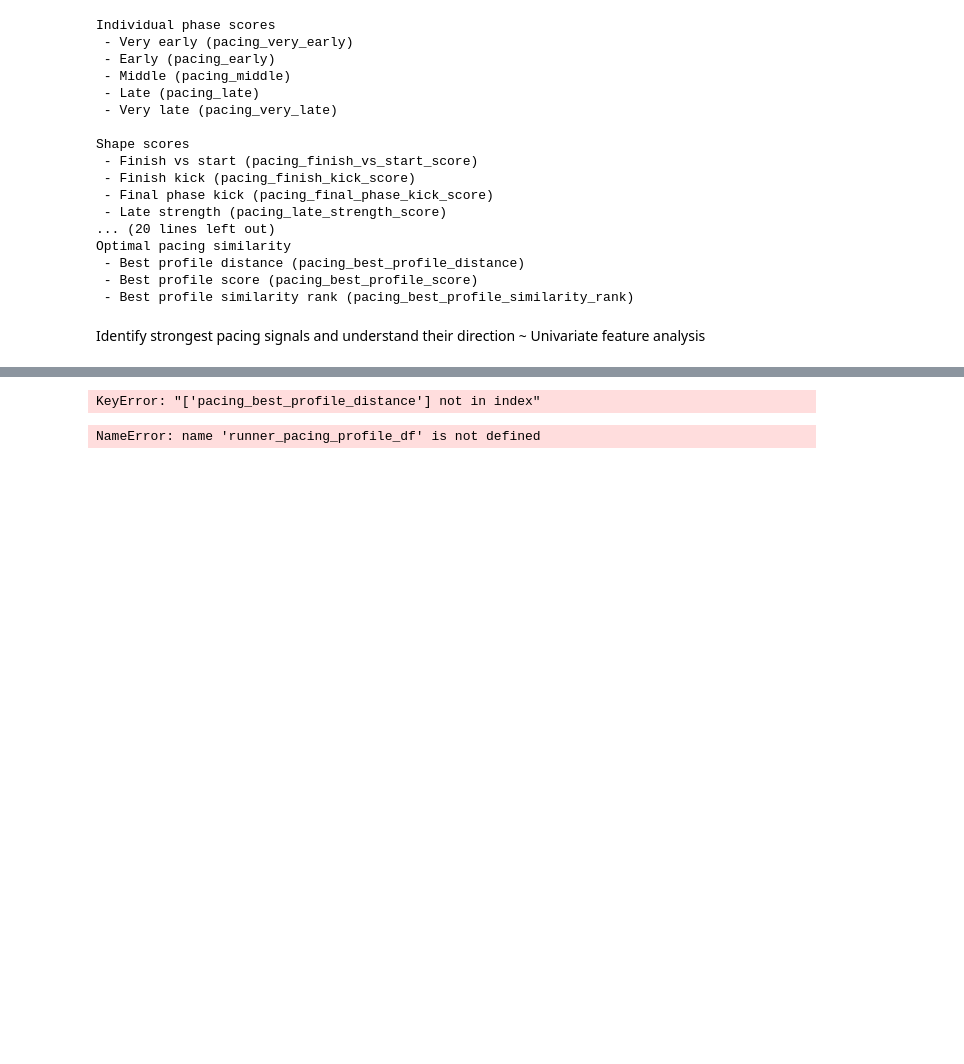
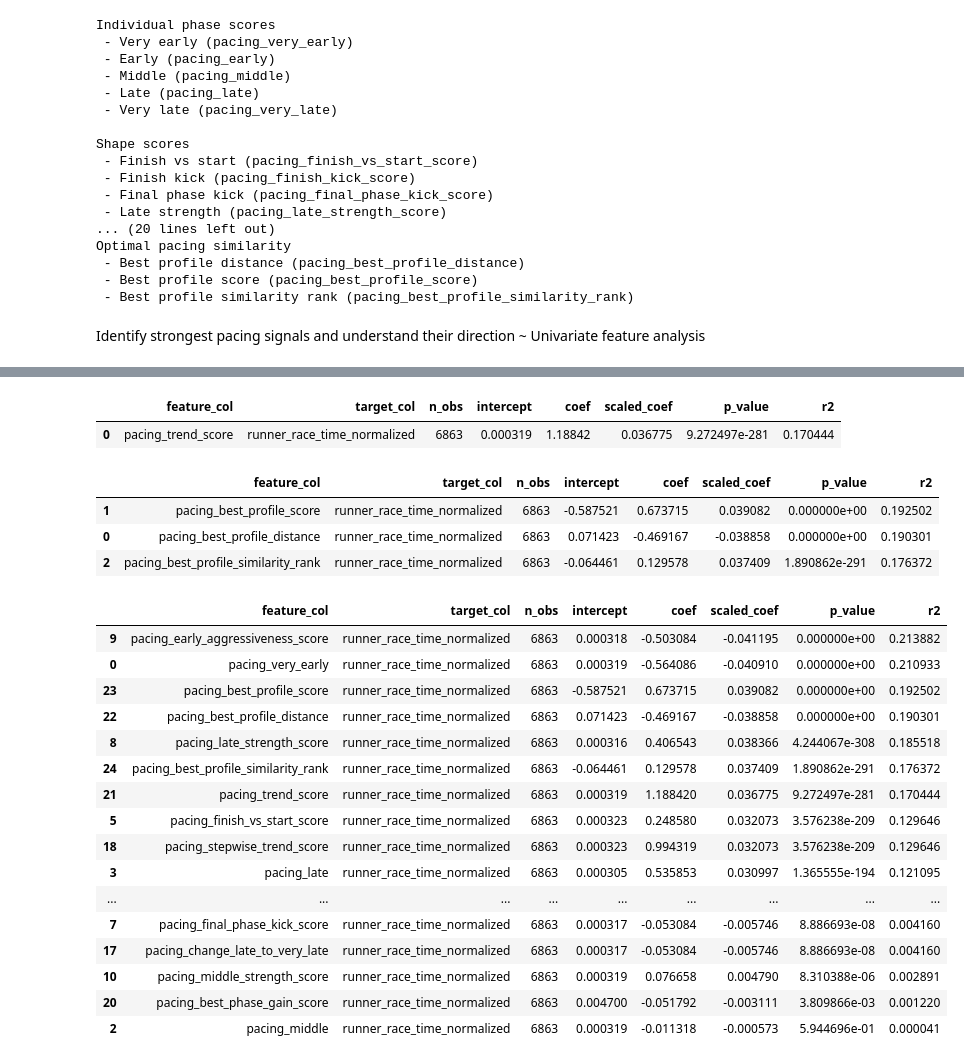
Before and after one commit to 1312Bravo/Path-To-UTMB, a Jupyter notebook: pacing_strategy/pacing_strategy_analysis.ipynb, the cells around one changed output, grey strips where cells are left out. Cells and saved outputs as stored; diff of their text form; code cells hidden in the pictures; blank space fills up the shorter version.

```diff
--- a/pacing_strategy/pacing_strategy_analysis.ipynb
+++ b/pacing_strategy/pacing_strategy_analysis.ipynb
@@ -2325,5 +2411,6 @@ for feature_name, feature_col in pacing_feature_groups["Neighbor changes"]:
 # %%
 # Overall trend ~ "Turn on" printouts & plots
+overall_trend_univariate_summary_df = pd.DataFrame()
 for feature_name, feature_col in pacing_feature_groups["Overall trend"]:
 
     summary_df = univariate_numeric_linear_analysis(
@@ -2337,9 +2424,22 @@ for feature_name, feature_col in pacing_feature_groups["Overall trend"]:
         n_bins = 20,
     )
 
-    univariate_summary_features_df = pd.concat([univariate_summary_features_df, summary_df])
+    overall_trend_univariate_summary_df = pd.concat([overall_trend_univariate_summary_df, summary_df], ignore_index=True)
+
+display(
+    overall_trend_univariate_summary_df
+    .sort_values(
+        ["r2", "scaled_coef"],
+        ascending = False,
+        key=abs
+    )
+)
+# %% [output]
+|  | feature_col | target_col | n_obs | intercept | coef | scaled_coef | p_value | r2 |
+| 0 | pacing_trend_score | runner_race_time_normalized | 6863 | 0.000319 | 1.18842 | 0.036775 | 9.272497e-281 | 0.170444 |
 # %%
 # Optimal pacing similarity ~ "Turn on" printouts & plots
+optimal_pacing_similarity_univariate_summary_df = pd.DataFrame()
 for feature_name, feature_col in pacing_feature_groups["Optimal pacing similarity"]:
 
     summary_df = univariate_numeric_linear_analysis(
@@ -2353,10 +2453,56 @@ for feature_name, feature_col in pacing_feature_groups["Optimal pacing similarit
         n_bins = 20,
     )
 
-    univariate_summary_features_df = pd.concat([univariate_summary_features_df, summary_df])
+    optimal_pacing_similarity_univariate_summary_df = pd.concat([optimal_pacing_similarity_univariate_summary_df, summary_df], ignore_index=True)
+
+display(
+    optimal_pacing_similarity_univariate_summary_df
+    .sort_values(
+        ["r2", "scaled_coef"],
+        ascending = False,
+        key=abs
+    )
+)
 # %% [output]
-KeyError: "['pacing_best_profile_distance'] not in index"
+|  | feature_col | target_col | n_obs | intercept | coef | scaled_coef | p_value | r2 |
+| 1 | pacing_best_profile_score | runner_race_time_normalized | 6863 | -0.587521 | 0.673715 | 0.039082 | 0.000000e+00 | 0.192502 |
+| 0 | pacing_best_profile_distance | runner_race_time_normalized | 6863 | 0.071423 | -0.469167 | -0.038858 | 0.000000e+00 | 0.190301 |
+| 2 | pacing_best_profile_similarity_rank | runner_race_time_normalized | 6863 | -0.064461 | 0.129578 | 0.037409 | 1.890862e-291 | 0.176372 |
-# %%
-[col for col in runner_pacing_profile_df.columns if "best_profile" in col]
-# %% [output]
-NameError: name 'runner_pacing_profile_df' is not defined
+# %%
+# Overall Summary
+univariate_summary_features_df = pd.concat([
+    individual_phase_scores_univariate_summary_df,
+    shape_scores_univariate_summary_df,
+    stability_scores_univariate_summary_df,
+    neighbor_changes_univariate_summary_df,
+    overall_trend_univariate_summary_df,
+    optimal_pacing_similarity_univariate_summary_df
+], ignore_index=True)
+
+
+display(
+    univariate_summary_features_df
+    .sort_values(
+        ["r2", "scaled_coef"],
+        ascending = False,
+        key=abs
+    )
+)
+# %% [output]
+|  | feature_col | target_col | n_obs | intercept | coef | scaled_coef | p_value | r2 |
+| 9 | pacing_early_aggressiveness_score | runner_race_time_normalized | 6863 | 0.000318 | -0.503084 | -0.041195 | 0.000000e+00 | 0.213882 |
+| 0 | pacing_very_early | runner_race_time_normalized | 6863 | 0.000319 | -0.564086 | -0.040910 | 0.000000e+00 | 0.210933 |
+| 23 | pacing_best_profile_score | runner_race_time_normalized | 6863 | -0.587521 | 0.673715 | 0.039082 | 0.000000e+00 | 0.192502 |
+| 22 | pacing_best_profile_distance | runner_race_time_normalized | 6863 | 0.071423 | -0.469167 | -0.038858 | 0.000000e+00 | 0.190301 |
+| 8 | pacing_late_strength_score | runner_race_time_normalized | 6863 | 0.000316 | 0.406543 | 0.038366 | 4.244067e-308 | 0.185518 |
+| 24 | pacing_best_profile_similarity_rank | runner_race_time_normalized | 6863 | -0.064461 | 0.129578 | 0.037409 | 1.890862e-291 | 0.176372 |
+| 21 | pacing_trend_score | runner_race_time_normalized | 6863 | 0.000319 | 1.188420 | 0.036775 | 9.272497e-281 | 0.170444 |
+| 5 | pacing_finish_vs_start_score | runner_race_time_normalized | 6863 | 0.000323 | 0.248580 | 0.032073 | 3.576238e-209 | 0.129646 |
+| 18 | pacing_stepwise_trend_score | runner_race_time_normalized | 6863 | 0.000323 | 0.994319 | 0.032073 | 3.576238e-209 | 0.129646 |
+| 3 | pacing_late | runner_race_time_normalized | 6863 | 0.000305 | 0.535853 | 0.030997 | 1.365555e-194 | 0.121095 |
+| ... | ... | ... | ... | ... | ... | ... | ... | ... |
+| 7 | pacing_final_phase_kick_score | runner_race_time_normalized | 6863 | 0.000317 | -0.053084 | -0.005746 | 8.886693e-08 | 0.004160 |
+| 17 | pacing_change_late_to_very_late | runner_race_time_normalized | 6863 | 0.000317 | -0.053084 | -0.005746 | 8.886693e-08 | 0.004160 |
+| 10 | pacing_middle_strength_score | runner_race_time_normalized | 6863 | 0.000319 | 0.076658 | 0.004790 | 8.310388e-06 | 0.002891 |
+| 20 | pacing_best_phase_gain_score | runner_race_time_normalized | 6863 | 0.004700 | -0.051792 | -0.003111 | 3.809866e-03 | 0.001220 |
+| 2 | pacing_middle | runner_race_time_normalized | 6863 | 0.000319 | -0.011318 | -0.000573 | 5.944696e-01 | 0.000041 |
```
Also changed, not shown: parts of 18 cells of this notebook.
